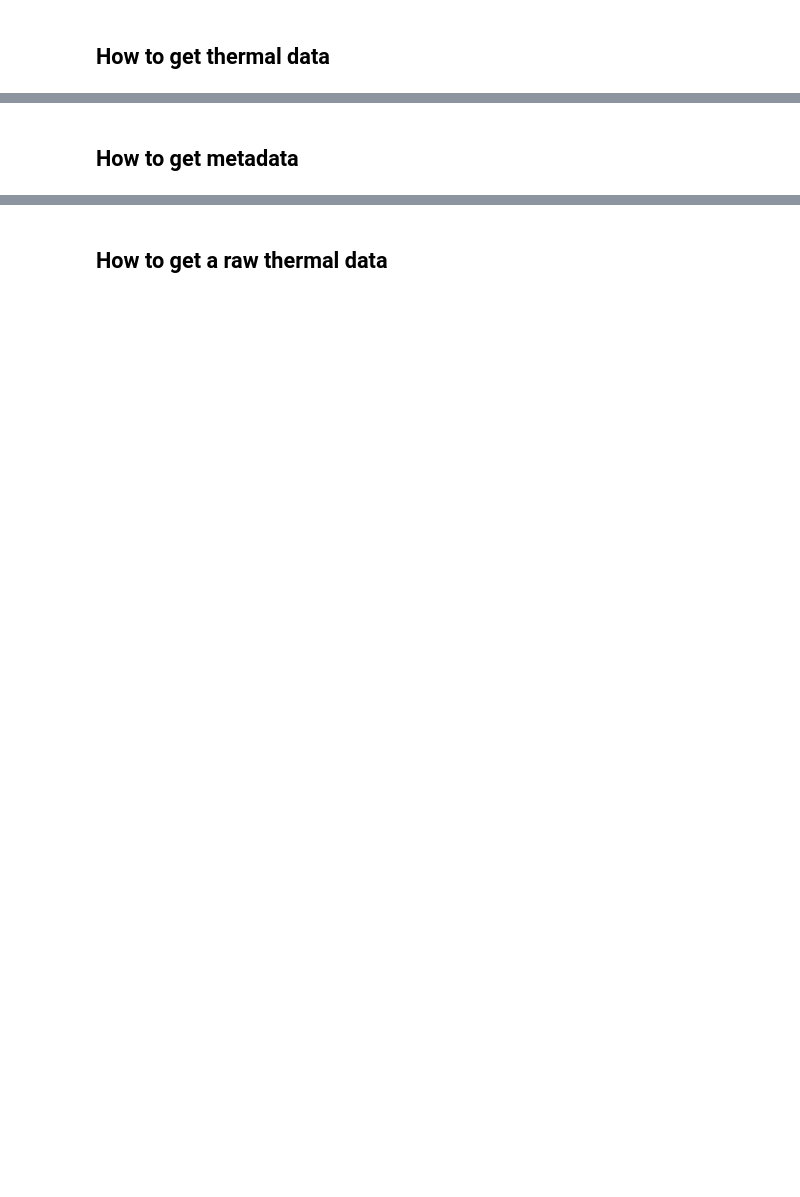
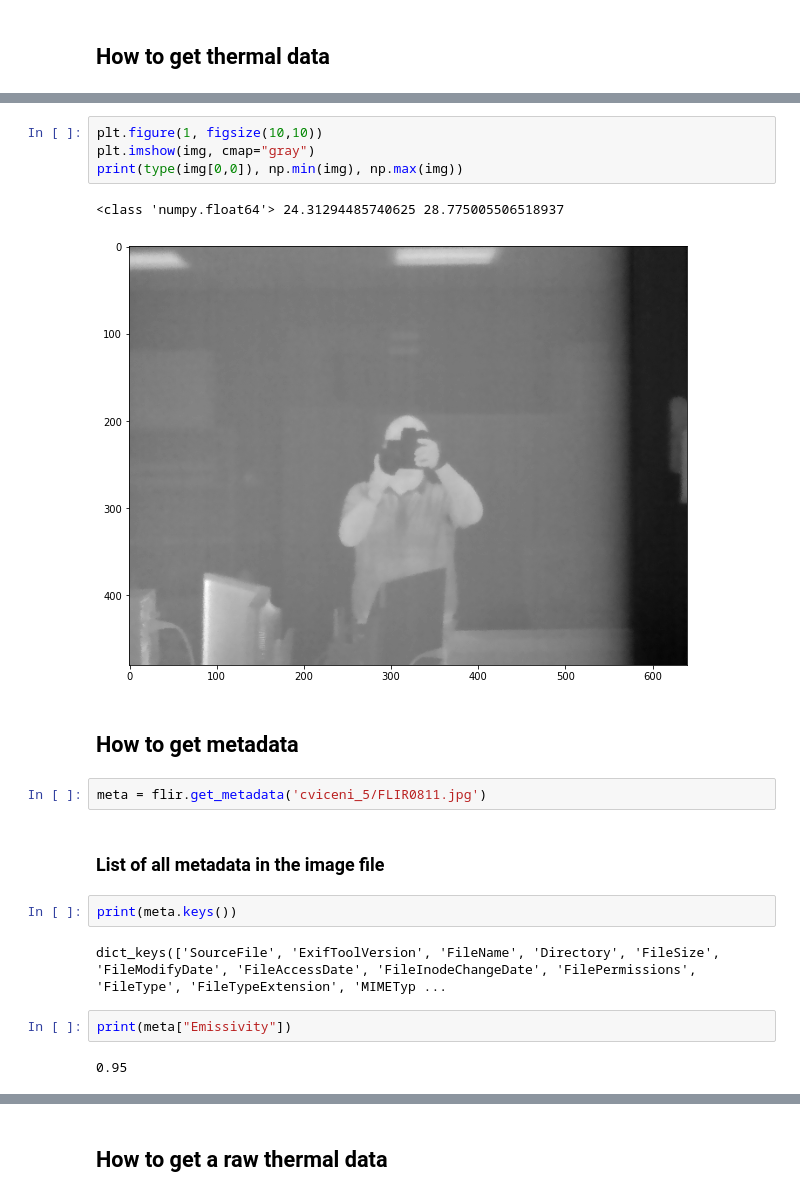
Before and after one commit to neduchal/USVP, a Jupyter notebook: cviceni/cv05.ipynb, the cells around one changed output, grey strips where cells are left out. Cells and saved outputs as stored; diff of their text form; blank space fills up the shorter version.

```diff
--- a/cviceni/cv05.ipynb
+++ b/cviceni/cv05.ipynb
@@ -25,2 +39,21 @@ import numpy as np
+# %%
+plt.figure(1, figsize(10,10))
+plt.imshow(img, cmap="gray")
+print(type(img[0,0]), np.min(img), np.max(img))
+# %% [output]
+<class 'numpy.float64'> 24.31294485740625 28.775005506518937
+[figure, added]
 # %% [markdown]
 ## How to get metadata
+# %%
+meta = flir.get_metadata('cviceni_5/FLIR0811.jpg')
+# %% [markdown]
+### List of all metadata in the image file
+# %%
+print(meta.keys())
+# %% [output]
+dict_keys(['SourceFile', 'ExifToolVersion', 'FileName', 'Directory', 'FileSize', 'FileModifyDate', 'FileAccessDate', 'FileInodeChangeDate', 'FilePermissions', 'FileType', 'FileTypeExtension', 'MIMETyp ...
+# %%
+print(meta["Emissivity"])
+# %% [output]
+0.95
```
Also changed, not shown: parts of 16 cells of this notebook, 18 other files.
